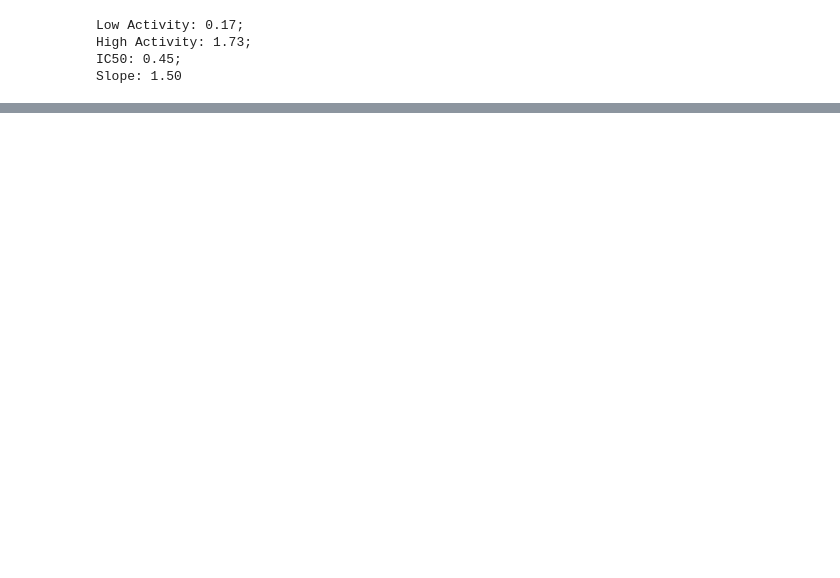
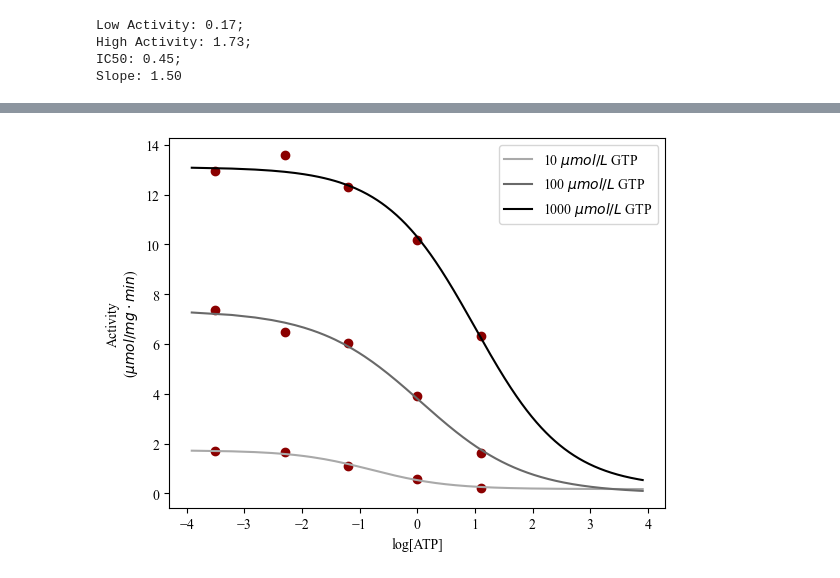
Before and after one commit to YXTang03/UCL_Drug_Design_Notebook, a Jupyter notebook: 1015_Michaelis_Menten_equation/homework/ic50_fit.ipynb, the cells around one changed output, grey strips where cells are left out. Saved outputs shown, nothing was run; the diff lists cells and outputs as text; code cells hidden in the pictures; blank space fills up the shorter version.

```diff
--- a/1015_Michaelis_Menten_equation/homework/ic50_fit.ipynb
+++ b/1015_Michaelis_Menten_equation/homework/ic50_fit.ipynb
@@ -45,0 +38,11 @@ plt.scatter((atp_conc), df.iloc[0, 1:])
+# %%
+def fit_ic50(p0s:list, bounds:list, conc, activities):
+    parameters = []
+    covs = []
+    for i in range(len(p0s)):
+        assert p0s[i][0] != 0, ValueError()
+        activity = activities.iloc[0, 1:].values
+        params, cov = curve_fit(four_param_logistic, conc, activity, p0=p0s[i], bounds=bounds[i])
+        parameters.append(params)
+        covs.append(cov)
+    return parameters, covs
@@ -59,0 +113,24 @@ plt.savefig('4pl_fit.png', dpi = 600)
+# %%
+def plot_pred(parameters:list, colors:list, legends:list = None, save = False):
+    for i in range(len(parameters)):
+        a = np.arange(-15, 50, 0.02)
+        fit_logy = four_param_logistic(
+            a, parameters[i][0],parameters[i][1],
+            parameters[i][2],parameters[i][3]
+        )
+        plt.plot(np.log(a), fit_logy, color = colors[i], label = legends[i])
+        #print(np.log(atp_conc), activities.iloc[i, :])
+        plt.scatter(np.log(atp_conc), activities.iloc[i, :], c = 'darkred')
+    plt.xlabel('log[ATP]')
+    plt.ylabel('Activity\n($\mu mol/mg \cdot min$)')
+    plt.legend()
+    if save:
+        plt.savefig('All_ic50.png', dpi = 600)
+    else:
+        plt.show()
+
+colors = ['darkgrey', 'dimgrey', 'black']
+legends = ['10 $\mu mol/L$ GTP', '100 $\mu mol/L$ GTP', '1000 $\mu mol/L$ GTP']
+plot_pred(parameters, colors, legends, False)
+# %% [output]
+[figure, added]
```
Also changed, not shown: parts of 5 cells of this notebook, 33 other files.
